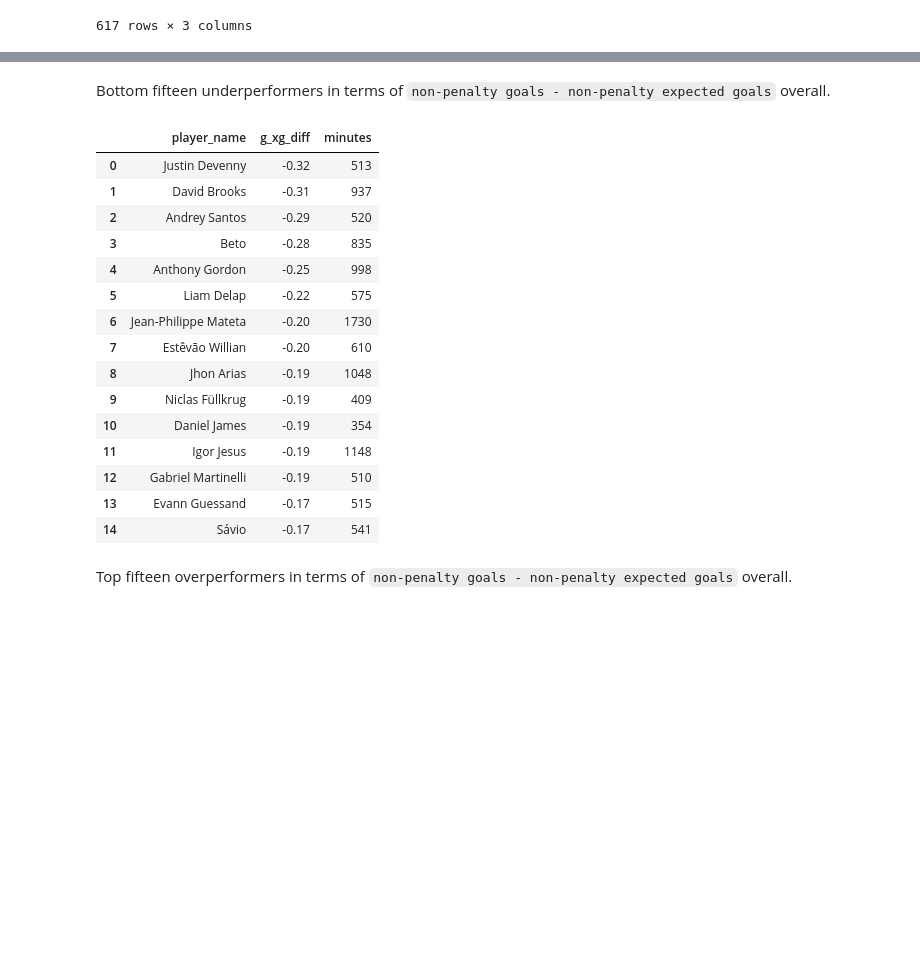
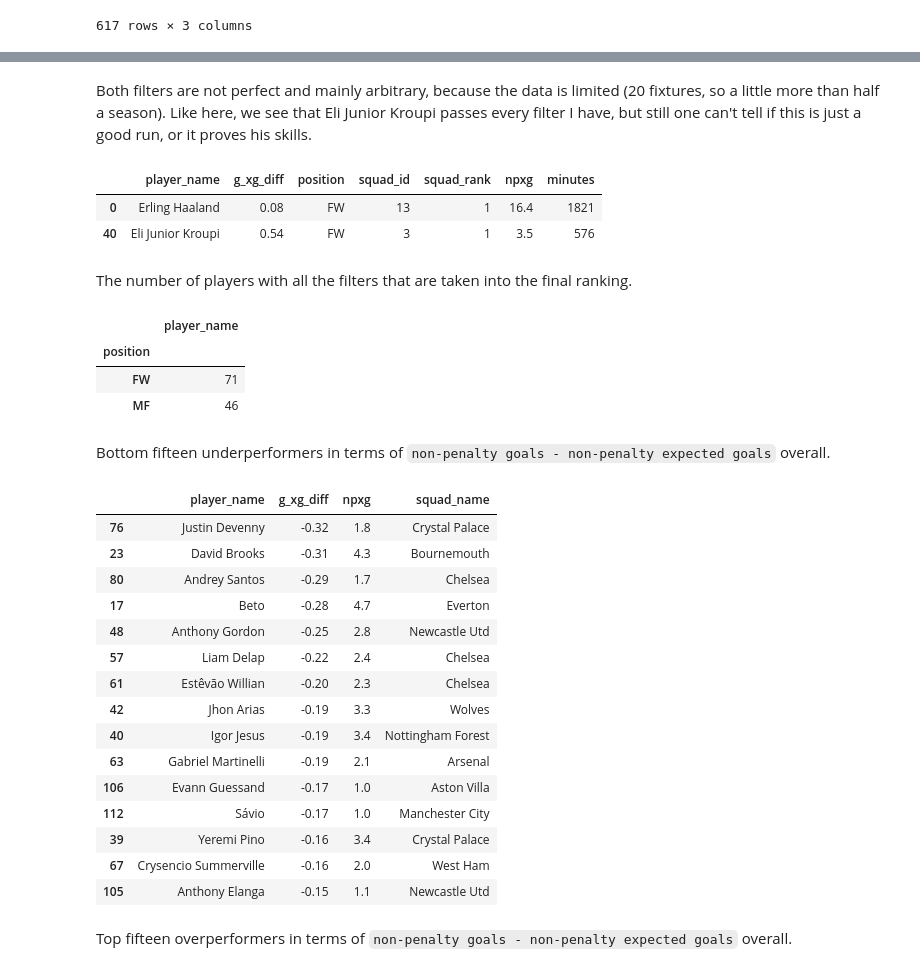
Before and after one commit to TobiaszKuc/_football_analysis, a Jupyter notebook: SQL_Learn/SQL-FBrefPremierLeagueData/PLxGPerformance.ipynb, the cells around one changed output, grey strips where cells are left out. Saved outputs shown, nothing was run; the diff lists cells and outputs as text; code cells hidden in the pictures; blank space fills up the shorter version.

```diff
--- a/SQL_Learn/SQL-FBrefPremierLeagueData/PLxGPerformance.ipynb
+++ b/SQL_Learn/SQL-FBrefPremierLeagueData/PLxGPerformance.ipynb
@@ -54,29 +140,60 @@ pars = {"min_minutes":300, "excluded_position":"GK", "min_npxg":1, "min_same_pos
+# %%
+club_pos_rank = pd.read_sql_query("""WITH players AS (
+                                      SELECT stats.player_id AS player_id, player_name, np_goals_per90 - npxg_per90 AS g_xg_diff,
+                                      stats.squad_id as squad_id, positions.position AS position, positions.pos_id,
+                                      RANK() OVER (PARTITION BY positions.player_id ORDER BY pos_id) AS prim_pos, minutes, npxg, squad.squad_name AS squad_name
+                                      FROM stats
+                                      INNER JOIN positions ON stats.player_id = positions.player_id
+                                      INNER JOIN squad ON squad.squad_id = stats.squad_id),
+                          more_than_2 AS (
+                                          SELECT player_name, g_xg_diff, position, squad_id,
+                                          COUNT(player_id) OVER (PARTITION BY squad_id, position) AS same_pos_squad,
+                                          minutes, prim_pos, npxg, squad_name
+                                          FROM players
+                                          WHERE minutes > :min_minutes AND position <> :excluded_position AND position <> 'DF' AND prim_pos = 1 AND npxg >= :min_npxg)
+                    SELECT player_name, g_xg_diff, position,
+                    RANK() OVER (PARTITION BY squad_id, position ORDER BY g_xg_diff DESC) AS squad_rank, npxg, minutes, squad_name
+                    FROM more_than_2
+                    WHERE same_pos_squad >= :min_same_pos_squad
+                    ORDER BY npxg DESC""", con=con, params=pars)
+# %% [markdown]
+Both filters are not perfect and mainly arbitrary, because the data is limited (20 fixtures, so a little more than half a season). Like here, we see that Eli Junior Kroupi passes every filter I have, but still one can't tell if this is just a good run, or it proves his skills.
+# %%
+g_xg_diff[g_xg_diff["player_name"].isin(["Eli Junior Kroupi", "Erling Haaland"])]
+# %% [output]
+|  | player_name | g_xg_diff | position | squad_id | squad_rank | npxg | minutes |
+| 0 | Erling Haaland | 0.08 | FW | 13 | 1 | 16.4 | 1821 |
+| 40 | Eli Junior Kroupi | 0.54 | FW | 3 | 1 | 3.5 | 576 |
+# %% [markdown]
+The number of players with all the filters that are taken into the final ranking.
+# %%
+club_pos_rank.groupby(by="position").agg({"player_name":"count"})
+# %% [output]
+|  | player_name |
+| position |  |
+| FW | 71 |
+| MF | 46 |
 # %% [markdown]
 Bottom fifteen underperformers in terms of `non-penalty goals - non-penalty expected goals` overall.
 # %%
-pd.read_sql_query("""
-    SELECT player_name, np_goals_per90 - npxg_per90 AS g_xg_diff, minutes
-    FROM stats
-    WHERE minutes > :min_minutes
-    ORDER BY g_xg_diff ASC LIMIT 15
-""", con=con, params=pars)
+club_pos_rank[["player_name", "g_xg_diff", "npxg", "squad_name"]].sort_values(by="g_xg_diff", ascending=True).head(15)
 # %% [output]
-|  | player_name | g_xg_diff | minutes |
-| 0 | Justin Devenny | -0.32 | 513 |
-| 1 | David Brooks | -0.31 | 937 |
-| 2 | Andrey Santos | -0.29 | 520 |
-| 3 | Beto | -0.28 | 835 |
-| 4 | Anthony Gordon | -0.25 | 998 |
-| 5 | Liam Delap | -0.22 | 575 |
-| 6 | Jean-Philippe Mateta | -0.20 | 1730 |
-| 7 | Estêvão Willian | -0.20 | 610 |
-| 8 | Jhon Arias | -0.19 | 1048 |
-| 9 | Niclas Füllkrug | -0.19 | 409 |
-| 10 | Daniel James | -0.19 | 354 |
-| 11 | Igor Jesus | -0.19 | 1148 |
-| 12 | Gabriel Martinelli | -0.19 | 510 |
-| 13 | Evann Guessand | -0.17 | 515 |
-| 14 | Sávio | -0.17 | 541 |
+|  | player_name | g_xg_diff | npxg | squad_name |
+| 76 | Justin Devenny | -0.32 | 1.8 | Crystal Palace |
+| 23 | David Brooks | -0.31 | 4.3 | Bournemouth |
+| 80 | Andrey Santos | -0.29 | 1.7 | Chelsea |
+| 17 | Beto | -0.28 | 4.7 | Everton |
+| 48 | Anthony Gordon | -0.25 | 2.8 | Newcastle Utd |
+| 57 | Liam Delap | -0.22 | 2.4 | Chelsea |
+| 61 | Estêvão Willian | -0.20 | 2.3 | Chelsea |
+| 42 | Jhon Arias | -0.19 | 3.3 | Wolves |
+| 40 | Igor Jesus | -0.19 | 3.4 | Nottingham Forest |
+| 63 | Gabriel Martinelli | -0.19 | 2.1 | Arsenal |
+| 106 | Evann Guessand | -0.17 | 1.0 | Aston Villa |
+| 112 | Sávio | -0.17 | 1.0 | Manchester City |
+| 39 | Yeremi Pino | -0.16 | 3.4 | Crystal Palace |
+| 67 | Crysencio Summerville | -0.16 | 2.0 | West Ham |
+| 105 | Anthony Elanga | -0.15 | 1.1 | Newcastle Utd |
 # %% [markdown]
 Top fifteen overperformers in terms of `non-penalty goals - non-penalty expected goals` overall.
 # %%
```
Also changed, not shown: parts of 33 cells of this notebook.
